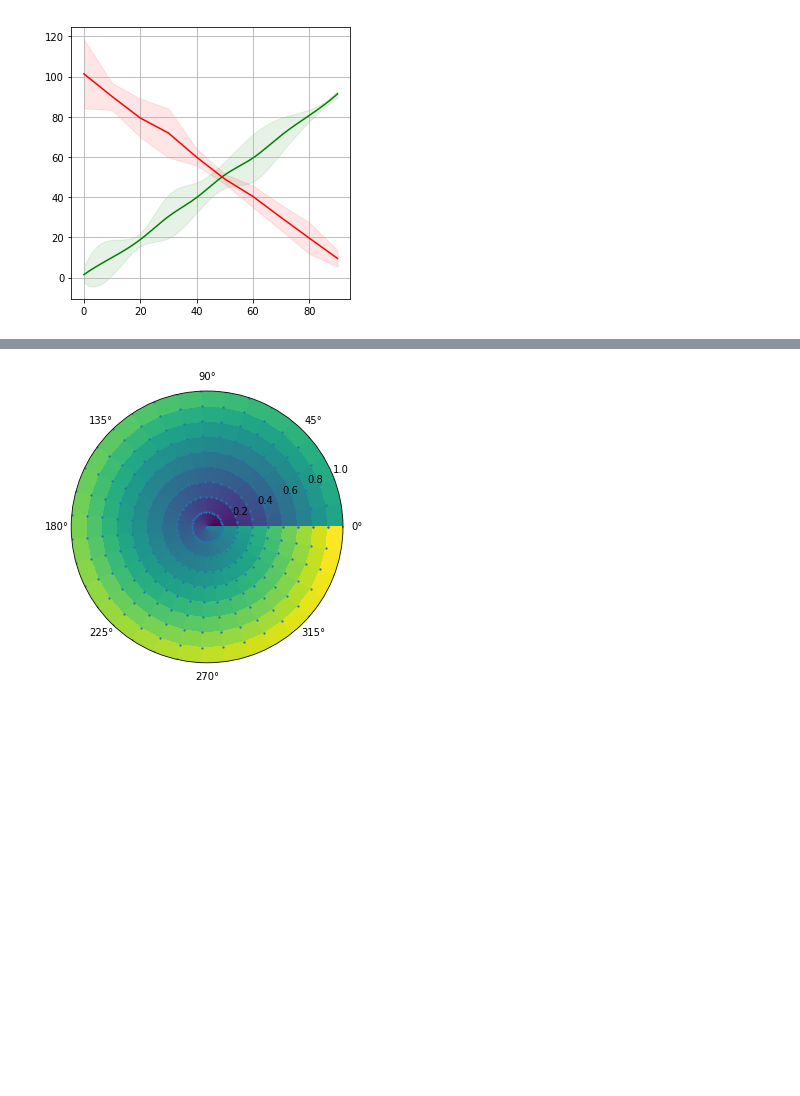
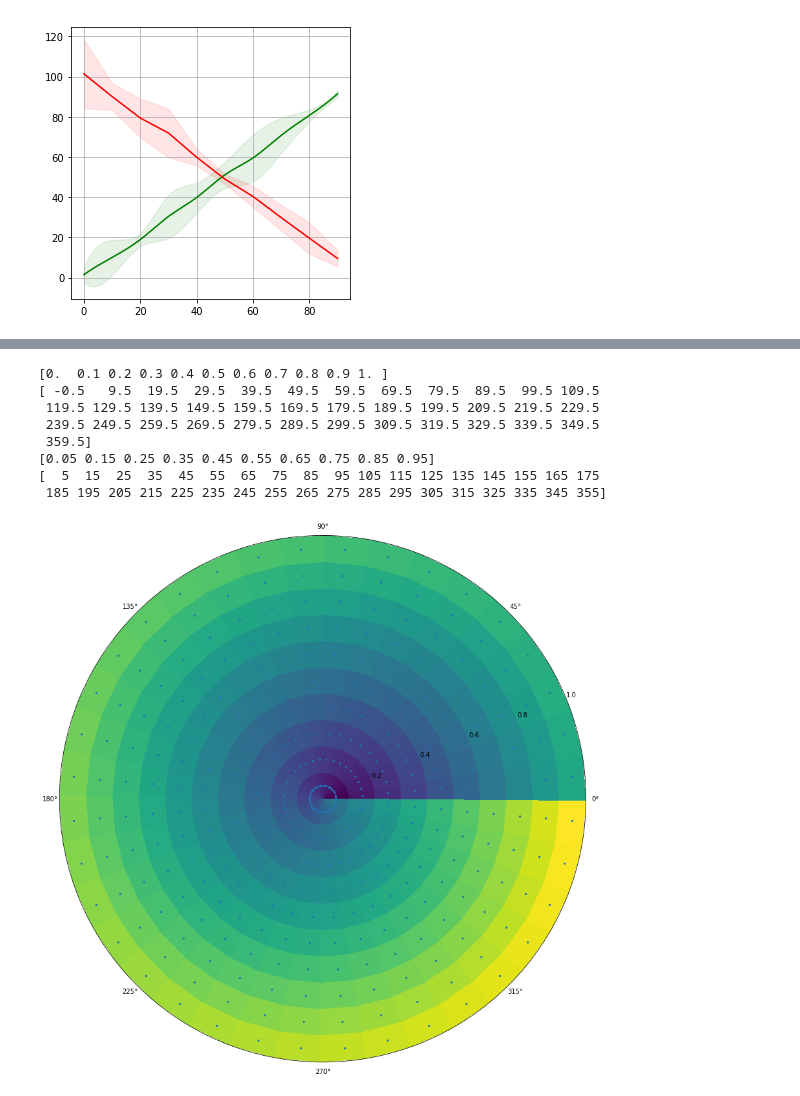
Before and after one commit to KuangyeChen/plots, a Jupyter notebook: plots.ipynb, the cells around one changed output, grey strips where cells are left out. Drawn from its saved outputs; the diff is of its cells as text; code cells hidden in the pictures; blank space fills up the shorter version.

```diff
--- a/plots.ipynb
+++ b/plots.ipynb
@@ -51,15 +51,30 @@ plt.show()
 # %% [markdown]
 <a id='polar_heatmap_with_points'></a>
 # %%
-fig, ax = plt.subplots(subplot_kw={'polar': True}, figsize=(5, 5))
-rad = np.linspace(0, 1, 10)
-azm = np.linspace(0, 2 * np.pi, 36)
-r, th = np.meshgrid(rad, azm)
-z = r * 10 + th
+fig, ax = plt.subplots(subplot_kw={'polar': True}, figsize=(15, 15))
+rad = np.linspace(0, 1, 11)
+print(rad)
+azm = np.linspace(-0.5 * np.pi / 180, 359.5 / 180 * np.pi, 37)
+print(azm * 180 / np.pi)
+r, a = np.meshgrid(rad, azm)
+z = r * 10 + a
+ax.pcolormesh(a, r, z)
 
-ax.pcolormesh(th, r, z)
-ax.scatter(th, r, s=1.5)
+rad = np.arange(0.05, 1, 0.1)
+print(rad)
+azm = np.arange(5, 360, 10)
+print(azm)
+r, a = np.meshgrid(rad, azm * np.pi / 180)
+ax.scatter(a, r, s=5)
 ax.set_rmax(1)
 plt.show()
 # %% [output]
+[0.  0.1 0.2 0.3 0.4 0.5 0.6 0.7 0.8 0.9 1. ]
+[ -0.5   9.5  19.5  29.5  39.5  49.5  59.5  69.5  79.5  89.5  99.5 109.5
+ 119.5 129.5 139.5 149.5 159.5 169.5 179.5 189.5 199.5 209.5 219.5 229.5
+ 239.5 249.5 259.5 269.5 279.5 289.5 299.5 309.5 319.5 329.5 339.5 349.5
+ 359.5]
+[0.05 0.15 0.25 0.35 0.45 0.55 0.65 0.75 0.85 0.95]
+[  5  15  25  35  45  55  65  75  85  95 105 115 125 135 145 155 165 175
+ 185 195 205 215 225 235 245 255 265 275 285 295 305 315 325 335 345 355]
-[figure, old version]
+[figure, new version]
```
